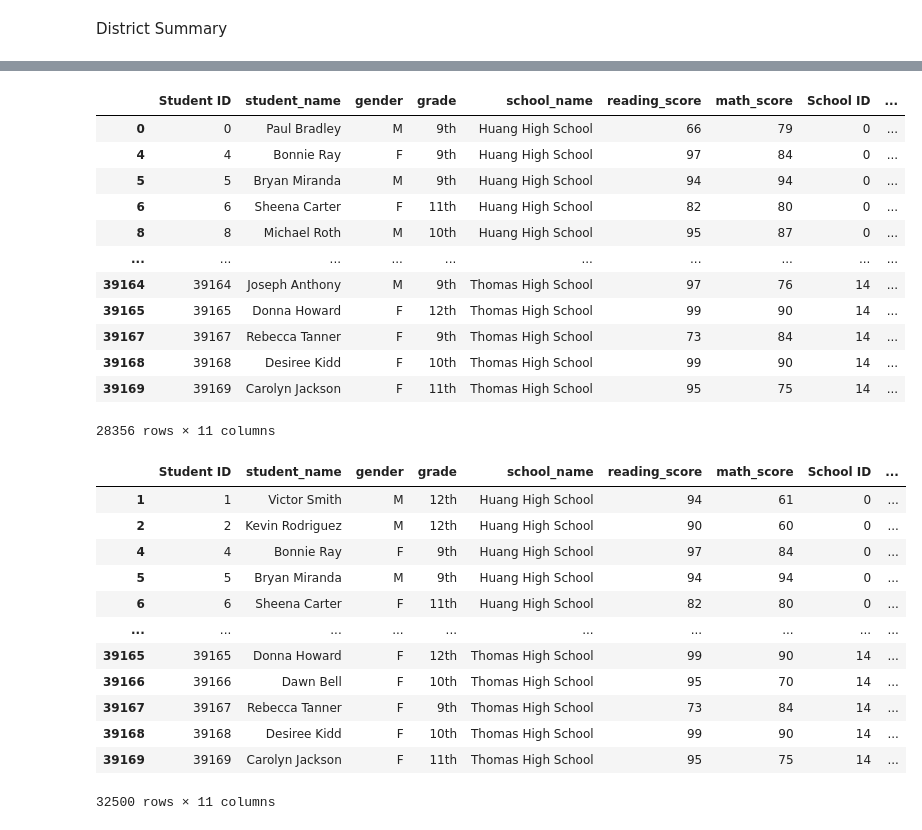
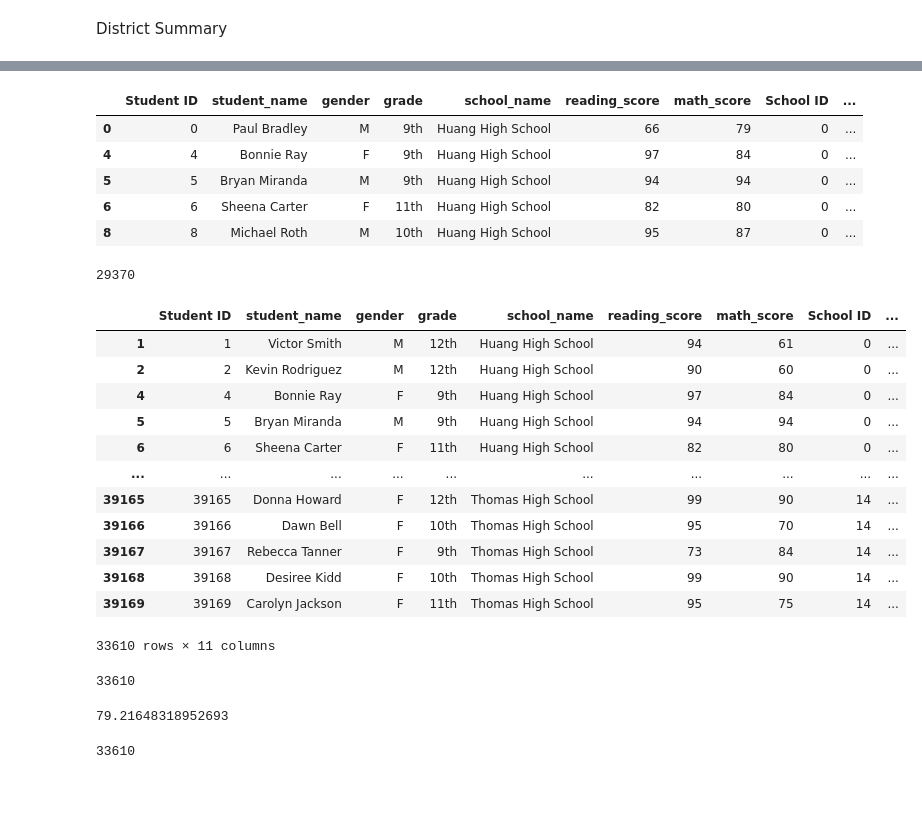
Before and after one commit to kofi-max/pandas-challenge, a Jupyter notebook: PyCitySchools/home work solution.ipynb, the cells around one changed output, grey strips where cells are left out. Drawn from its saved outputs; the diff is of its cells as text; code cells hidden in the pictures; blank space fills up the shorter version.

```diff
--- a/PyCitySchools/home work solution.ipynb
+++ b/PyCitySchools/home work solution.ipynb
@@ -5,8 +5,8 @@ import pandas as pd
 #Reference the file where csv is located
 school_data_to_load = "Resources/schools_complete.csv"
 student_data_to_load = "Resources/students_complete.csv"
-school_data = pd.read_csv(school_data_to_load)
-student_data = pd.read_csv(student_data_to_load)
+school_data_df = pd.read_csv(school_data_to_load)
+student_data_df = pd.read_csv(student_data_to_load)
 school_data.head(10)
 # %% [output]
 |  | School ID | school_name | type | size | budget |
@@ -32,7 +41,7 @@ student_data.head()
 # %%
 # Combine the data into a single dataset.
-school_data_complete_df = pd.merge(student_data, school_data, how="left", on=["school_name", "school_name"])
-school_data_complete_df.head(20)
+school_data_complete_df = pd.merge(student_data_df, school_data_df, how="left", on=["school_name", "school_name"])
+school_data_complete_df.head(10)
 # %% [output]
 |  | Student ID | student_name | gender | grade | school_name | reading_score | math_score | School ID | ... |
 | 0 | 0 | Paul Bradley | M | 9th | Huang High School | 66 | 79 | 0 | ... |
@@ -66,23 +84,21 @@ District Summary
 # %%
-math_score_df = school_data_complete_df.loc[school_data_complete_df["math_score"]> 70]
-math_score_df
+combined_math_score_df = school_data_complete_df.loc[(school_data_complete_df["math_score"]>=70)]
+combined_math_score_df.head()
 # %% [output]
 |  | Student ID | student_name | gender | grade | school_name | reading_score | math_score | School ID | ... |
 | 0 | 0 | Paul Bradley | M | 9th | Huang High School | 66 | 79 | 0 | ... |
 | 4 | 4 | Bonnie Ray | F | 9th | Huang High School | 97 | 84 | 0 | ... |
 | 5 | 5 | Bryan Miranda | M | 9th | Huang High School | 94 | 94 | 0 | ... |
 | 6 | 6 | Sheena Carter | F | 11th | Huang High School | 82 | 80 | 0 | ... |
 | 8 | 8 | Michael Roth | M | 10th | Huang High School | 95 | 87 | 0 | ... |
-| ... | ... | ... | ... | ... | ... | ... | ... | ... | ... |
-| 39164 | 39164 | Joseph Anthony | M | 9th | Thomas High School | 97 | 76 | 14 | ... |
-| 39165 | 39165 | Donna Howard | F | 12th | Thomas High School | 99 | 90 | 14 | ... |
-| 39167 | 39167 | Rebecca Tanner | F | 9th | Thomas High School | 73 | 84 | 14 | ... |
-| 39168 | 39168 | Desiree Kidd | F | 10th | Thomas High School | 99 | 90 | 14 | ... |
-| 39169 | 39169 | Carolyn Jackson | F | 11th | Thomas High School | 95 | 75 | 14 | ... |
-28356 rows × 11 columns
+# %%
+maths_df = combined_math_score_df["math_score"].count()
+maths_df
+# %% [output]
+29370
 # %%
-reading_score_df = school_data_complete_df.loc[school_data_complete_df["reading_score"]> 70]
-reading_score_df
+combined_reading_score_df = school_data_complete_df.loc[(school_data_complete_df["reading_score"]>= 70)]
+combined_reading_score_df
 # %% [output]
 |  | Student ID | student_name | gender | grade | school_name | reading_score | math_score | School ID | ... |
 | 1 | 1 | Victor Smith | M | 12th | Huang High School | 94 | 61 | 0 | ... |
@@ -96,5 +112,19 @@ reading_score_df
 | 39167 | 39167 | Rebecca Tanner | F | 9th | Thomas High School | 73 | 84 | 14 | ... |
 | 39168 | 39168 | Desiree Kidd | F | 10th | Thomas High School | 99 | 90 | 14 | ... |
 | 39169 | 39169 | Carolyn Jackson | F | 11th | Thomas High School | 95 | 75 | 14 | ... |
-32500 rows × 11 columns
+33610 rows × 11 columns
+# %%
+reading_pass_df = combined_reading_score_df["reading_score"].count()
+reading_pass_df
+# %% [output]
+33610
+# %%
+avg_combined_math_reading_df = combined_math_reading_df["math_score"].mean()
+avg_combined_math_reading_df
+# %% [output]
+79.21648318952693
+# %%
+combined_math_reading_df["math_score"].count()
+# %% [output]
+33610
 # %%
```
Also changed, not shown: parts of 45 cells of this notebook.
